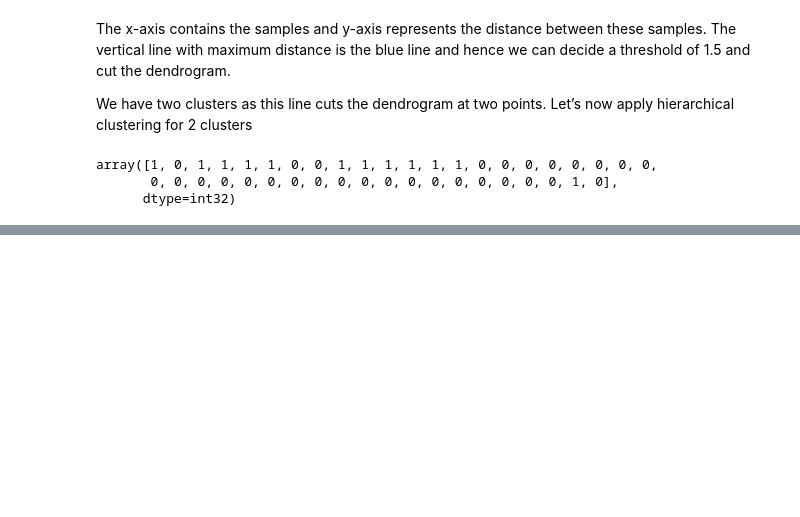
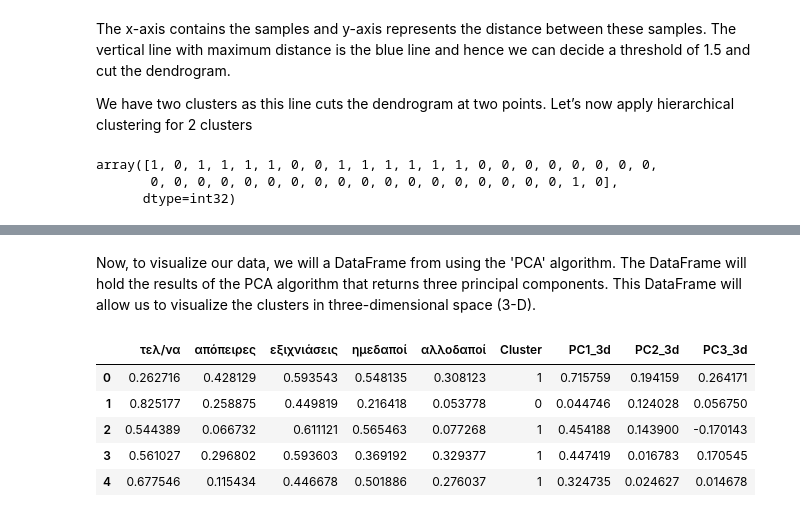
Before and after one commit to gbouzioto/data_mining_master_2020, a Jupyter notebook: exercise_3/crimes/crime.ipynb, the cells around one changed output, grey strips where cells are left out. Cells and saved outputs as stored; diff of their text form; code cells hidden in the pictures; blank space fills up the shorter version.

```diff
--- a/exercise_3/crimes/crime.ipynb
+++ b/exercise_3/crimes/crime.ipynb
@@ -202,0 +219,21 @@ pprint(clusters)
+# %% [markdown]
+Now, to visualize our data, we will a DataFrame from using the 'PCA' algorithm.
+The DataFrame will hold the results of the PCA algorithm that returns three principal components.
+This DataFrame will allow us to visualize the clusters in three-dimensional space (3-D).
+# %%
+from sklearn.decomposition import PCA
+#PCA with three principal components
+pca_3d = PCA(n_components=3)
+PCs_3d = pd.DataFrame(pca_3d.fit_transform(data_scaled.drop(["Cluster"], axis=1)))
+# Note that, above, we performed our PCA's on data that excluded the Cluster variable.
+PCs_3d.columns = ["PC1_3d", "PC2_3d", "PC3_3d"]
+# We concatenate the DataFrames so that they can be used by data_scaled as columns.
+data_scaled = pd.concat([data_scaled, PCs_3d], axis=1, join='inner')
+data_scaled.head()
+# %% [output]
+|  | τελ/να | απόπειρες | εξιχνιάσεις | ημεδαποί | αλλοδαποί | Cluster | PC1_3d | PC2_3d | PC3_3d |
+| 0 | 0.262716 | 0.428129 | 0.593543 | 0.548135 | 0.308123 | 1 | 0.715759 | 0.194159 | 0.264171 |
+| 1 | 0.825177 | 0.258875 | 0.449819 | 0.216418 | 0.053778 | 0 | 0.044746 | 0.124028 | 0.056750 |
+| 2 | 0.544389 | 0.066732 | 0.611121 | 0.565463 | 0.077268 | 1 | 0.454188 | 0.143900 | -0.170143 |
+| 3 | 0.561027 | 0.296802 | 0.593603 | 0.369192 | 0.329377 | 1 | 0.447419 | 0.016783 | 0.170545 |
+| 4 | 0.677546 | 0.115434 | 0.446678 | 0.501886 | 0.276037 | 1 | 0.324735 | 0.024627 | 0.014678 |
```
Also changed, not shown: parts of 11 cells of this notebook.
